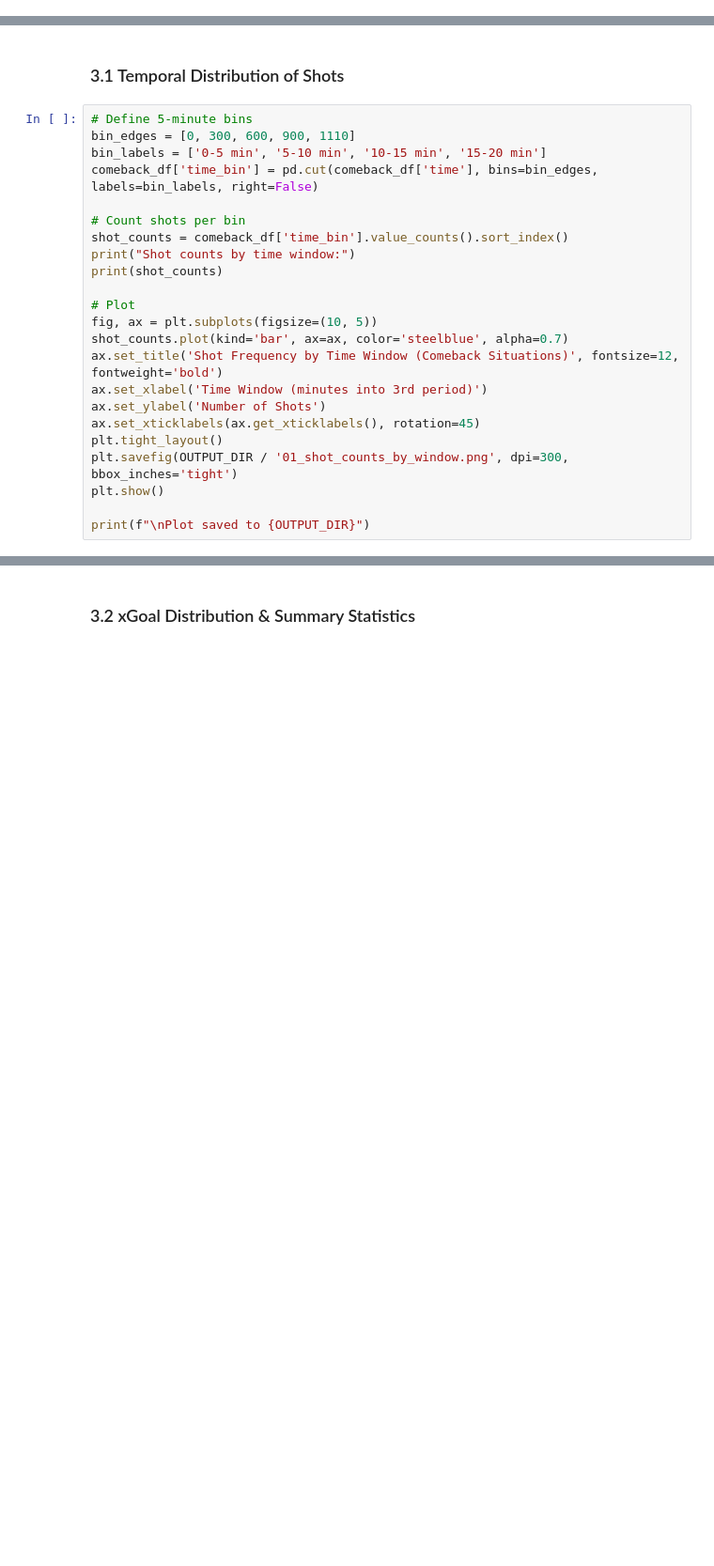
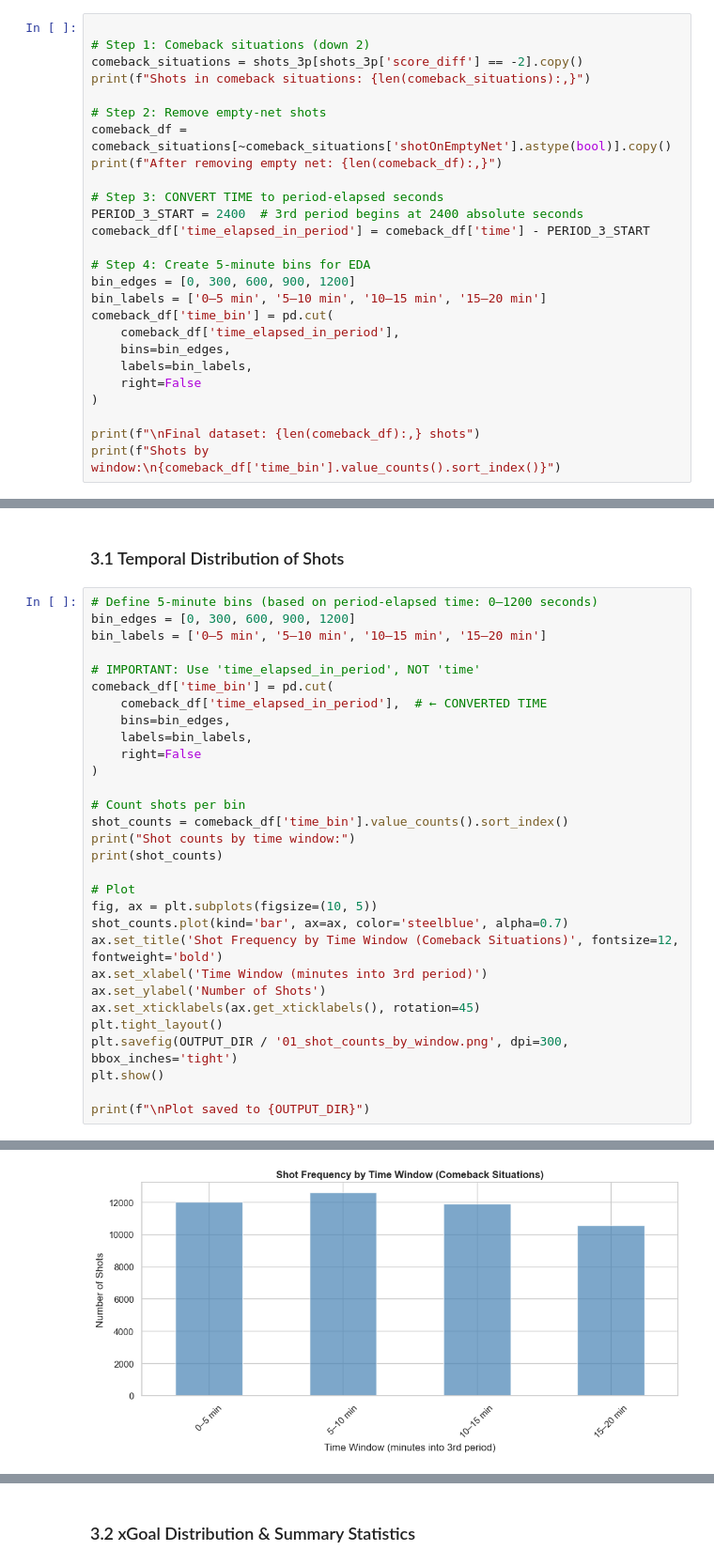
Before and after one commit to cadrianas/GP_regression_Hockey, a Jupyter notebook: notebooks/01_exploration.ipynb, the cells around one changed output, grey strips where cells are left out. Shown at 94% size. Drawn from its saved outputs; the diff is of its cells as text; blank space fills up the shorter version.

```diff
--- a/notebooks/01_exploration.ipynb
+++ b/notebooks/01_exploration.ipynb
@@ -116,0 +197,26 @@ print(f"Games represented: {comeback_df['gameId'].nunique()}")
+# %%
+
+# Step 1: Comeback situations (down 2)
+comeback_situations = shots_3p[shots_3p['score_diff'] == -2].copy()
+print(f"Shots in comeback situations: {len(comeback_situations):,}")
+
+# Step 2: Remove empty-net shots
+comeback_df = comeback_situations[~comeback_situations['shotOnEmptyNet'].astype(bool)].copy()
+print(f"After removing empty net: {len(comeback_df):,}")
+
+# Step 3: CONVERT TIME to period-elapsed seconds
+PERIOD_3_START = 2400  # 3rd period begins at 2400 absolute seconds
+comeback_df['time_elapsed_in_period'] = comeback_df['time'] - PERIOD_3_START
+
+# Step 4: Create 5-minute bins for EDA
+bin_edges = [0, 300, 600, 900, 1200]
+bin_labels = ['0–5 min', '5–10 min', '10–15 min', '15–20 min']
+comeback_df['time_bin'] = pd.cut(
+    comeback_df['time_elapsed_in_period'],
+    bins=bin_edges,
+    labels=bin_labels,
+    right=False
+)
+
+print(f"\nFinal dataset: {len(comeback_df):,} shots")
+print(f"Shots by window:\n{comeback_df['time_bin'].value_counts().sort_index()}")
@@ -119,10 +237,17 @@ print(f"Games represented: {comeback_df['gameId'].nunique()}")
 # %% [markdown]
 ### 3.1 Temporal Distribution of Shots
 # %%
-# Define 5-minute bins
-bin_edges = [0, 300, 600, 900, 1110]
-bin_labels = ['0-5 min', '5-10 min', '10-15 min', '15-20 min']
-comeback_df['time_bin'] = pd.cut(comeback_df['time'], bins=bin_edges, labels=bin_labels, right=False)
+# Define 5-minute bins (based on period-elapsed time: 0–1200 seconds)
+bin_edges = [0, 300, 600, 900, 1200]
+bin_labels = ['0–5 min', '5–10 min', '10–15 min', '15–20 min']
+
+# IMPORTANT: Use 'time_elapsed_in_period', NOT 'time'
+comeback_df['time_bin'] = pd.cut(
+    comeback_df['time_elapsed_in_period'],  # ← CONVERTED TIME
+    bins=bin_edges,
+    labels=bin_labels,
+    right=False
+)
 
 # Count shots per bin
 shot_counts = comeback_df['time_bin'].value_counts().sort_index()
@@ -141,3 +266,4 @@ plt.savefig(OUTPUT_DIR / '01_shot_counts_by_window.png', dpi=300, bbox_inches='t
 plt.show()
 
 print(f"\nPlot saved to {OUTPUT_DIR}")
+# %% [output]
@@ -143,0 +277 @@ print(f"\nPlot saved to {OUTPUT_DIR}")
+[figure, added]
```
Also changed, not shown: parts of 14 cells of this notebook, 2 other files.
